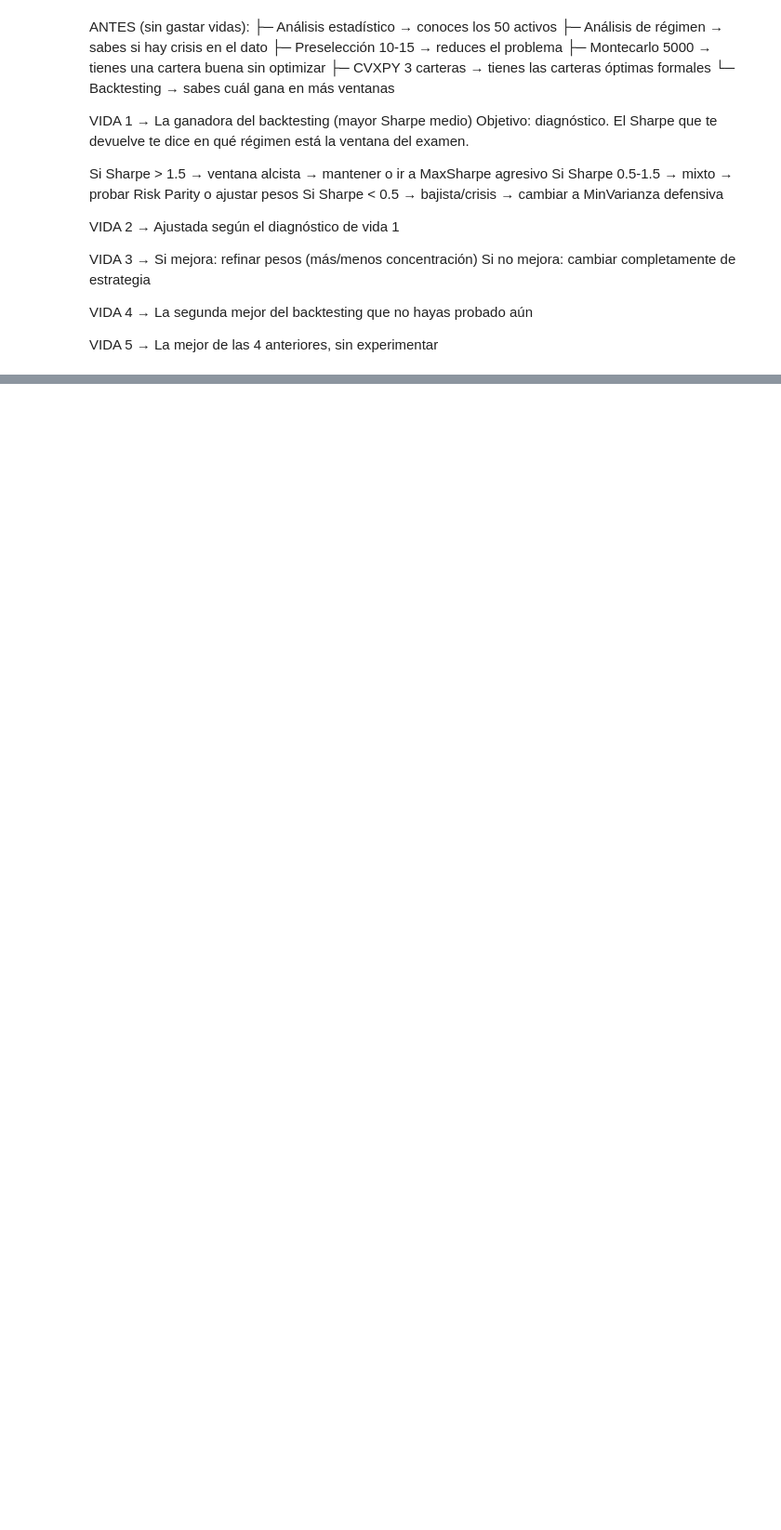
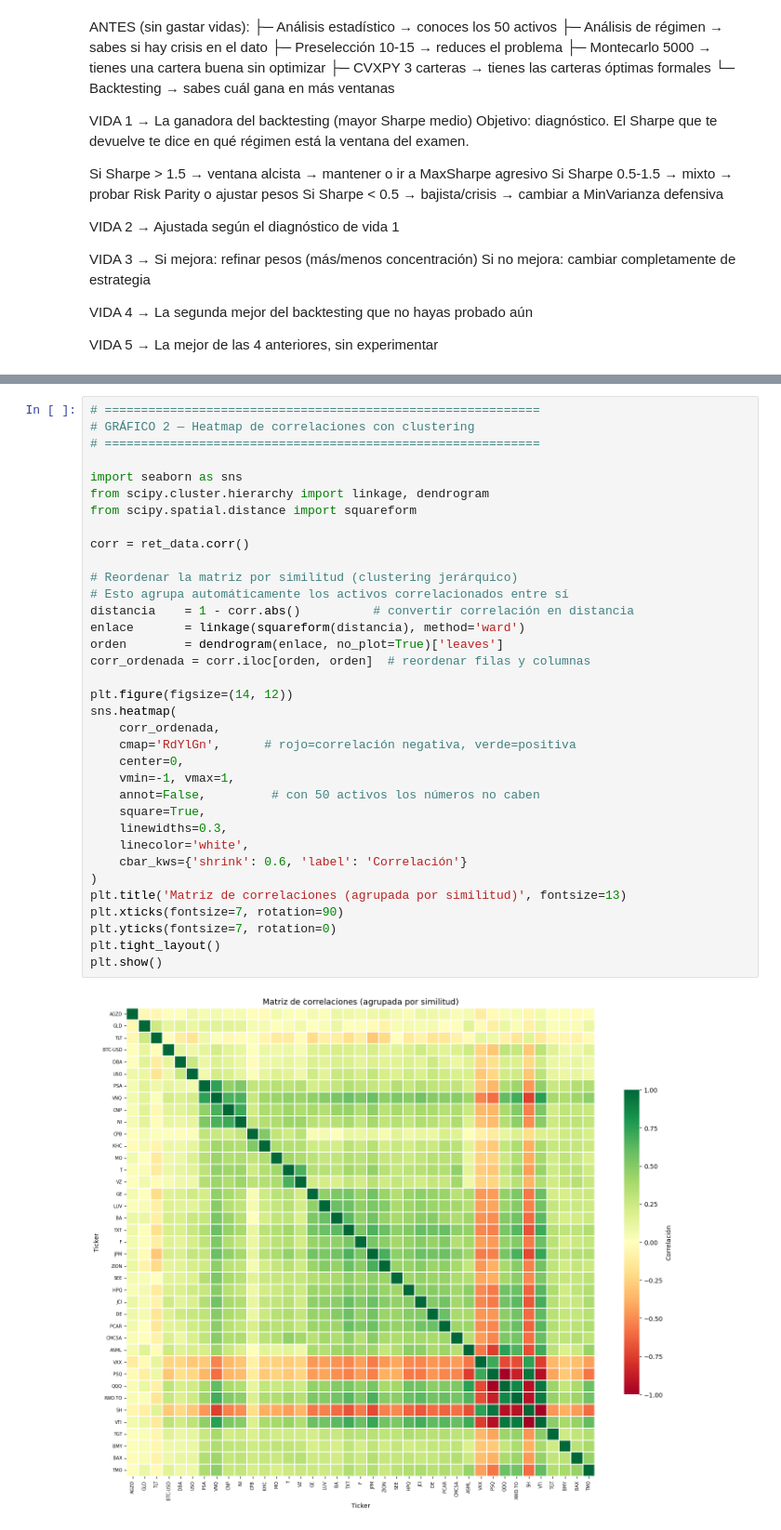
Before and after one commit to alfonso-santos/microcredencial-carteras-python, a Jupyter notebook: Examen_Prueba.ipynb, the cells around one changed output, grey strips where cells are left out. Shown at 93% size. Drawn from its saved outputs; the diff is of its cells as text; blank space fills up the shorter version.

```diff
--- a/Examen_Prueba.ipynb
+++ b/Examen_Prueba.ipynb
@@ -514,0 +626,37 @@ VIDA 5 → La mejor de las 4 anteriores, sin experimentar
+# %%
+# ============================================================
+# GRÁFICO 2 — Heatmap de correlaciones con clustering
+# ============================================================
+
+import seaborn as sns
+from scipy.cluster.hierarchy import linkage, dendrogram
+from scipy.spatial.distance import squareform
+
+corr = ret_data.corr()
+
+# Reordenar la matriz por similitud (clustering jerárquico)
+# Esto agrupa automáticamente los activos correlacionados entre sí
+distancia    = 1 - corr.abs()          # convertir correlación en distancia
+enlace       = linkage(squareform(distancia), method='ward')
+orden        = dendrogram(enlace, no_plot=True)['leaves']
+corr_ordenada = corr.iloc[orden, orden]  # reordenar filas y columnas
+
+plt.figure(figsize=(14, 12))
+sns.heatmap(
+    corr_ordenada,
+    cmap='RdYlGn',      # rojo=correlación negativa, verde=positiva
+    center=0,
+    vmin=-1, vmax=1,
+    annot=False,         # con 50 activos los números no caben
+    square=True,
+    linewidths=0.3,
+    linecolor='white',
+    cbar_kws={'shrink': 0.6, 'label': 'Correlación'}
+)
+plt.title('Matriz de correlaciones (agrupada por similitud)', fontsize=13)
+plt.xticks(fontsize=7, rotation=90)
+plt.yticks(fontsize=7, rotation=0)
+plt.tight_layout()
+plt.show()
+# %% [output]
+[figure, added]
```
Also changed, not shown: parts of 14 cells of this notebook.
